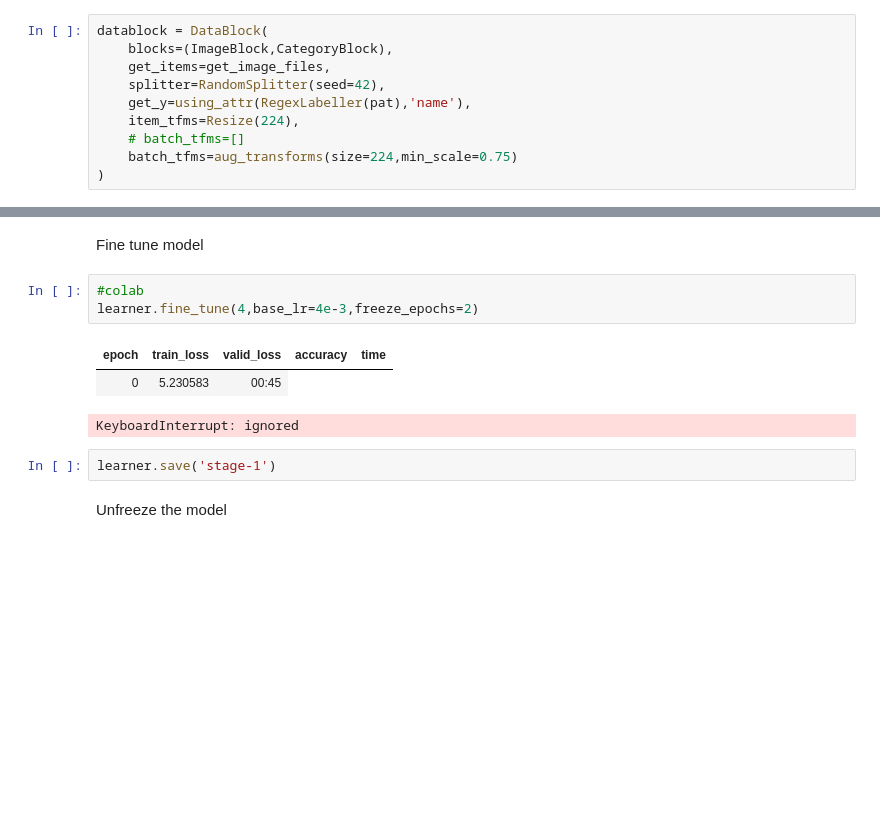
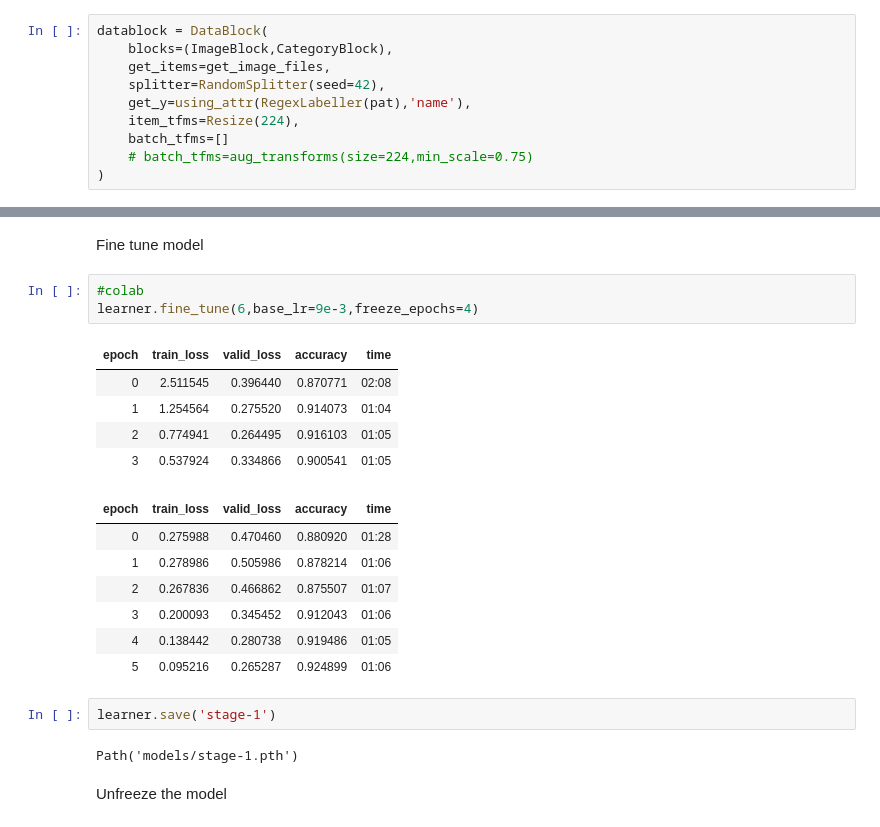
Before and after one commit to butchland/fastai_xla_extensions, a Jupyter notebook: archive_nbs/Explore_fastai_xla_extensions_Pets_TPU_batch_tfms.ipynb, the cells around one changed output, grey strips where cells are left out. Drawn from its saved outputs; the diff is of its cells as text; blank space fills up the shorter version.

```diff
--- a/archive_nbs/Explore_fastai_xla_extensions_Pets_TPU_batch_tfms.ipynb
+++ b/archive_nbs/Explore_fastai_xla_extensions_Pets_TPU_batch_tfms.ipynb
@@ -101,8 +97,8 @@ datablock = DataBlock(
     splitter=RandomSplitter(seed=42),
     get_y=using_attr(RegexLabeller(pat),'name'),
     item_tfms=Resize(224),
-    # batch_tfms=[]
-    batch_tfms=aug_transforms(size=224,min_scale=0.75)
+    batch_tfms=[]
+    # batch_tfms=aug_transforms(size=224,min_scale=0.75)
 )
 # %%
 #colab
@@ -158,13 +155,24 @@ KeyboardInterrupt: ignored
 Fine tune model
 # %%
 #colab
-learner.fine_tune(4,base_lr=4e-3,freeze_epochs=2)
+learner.fine_tune(6,base_lr=9e-3,freeze_epochs=4)
 # %% [output]
 | epoch | train_loss | valid_loss | accuracy | time |
-| 0 | 5.230583 | 00:45 |
+| 0 | 2.511545 | 0.396440 | 0.870771 | 02:08 |
+| 1 | 1.254564 | 0.275520 | 0.914073 | 01:04 |
+| 2 | 0.774941 | 0.264495 | 0.916103 | 01:05 |
+| 3 | 0.537924 | 0.334866 | 0.900541 | 01:05 |
-KeyboardInterrupt: ignored
+| epoch | train_loss | valid_loss | accuracy | time |
+| 0 | 0.275988 | 0.470460 | 0.880920 | 01:28 |
+| 1 | 0.278986 | 0.505986 | 0.878214 | 01:06 |
+| 2 | 0.267836 | 0.466862 | 0.875507 | 01:07 |
+| 3 | 0.200093 | 0.345452 | 0.912043 | 01:06 |
+| 4 | 0.138442 | 0.280738 | 0.919486 | 01:05 |
+| 5 | 0.095216 | 0.265287 | 0.924899 | 01:06 |
 # %%
 learner.save('stage-1')
+# %% [output]
+Path('models/stage-1.pth')
 # %% [markdown]
 Unfreeze the model
 # %%
```
Also changed, not shown: parts of 30 cells of this notebook.
